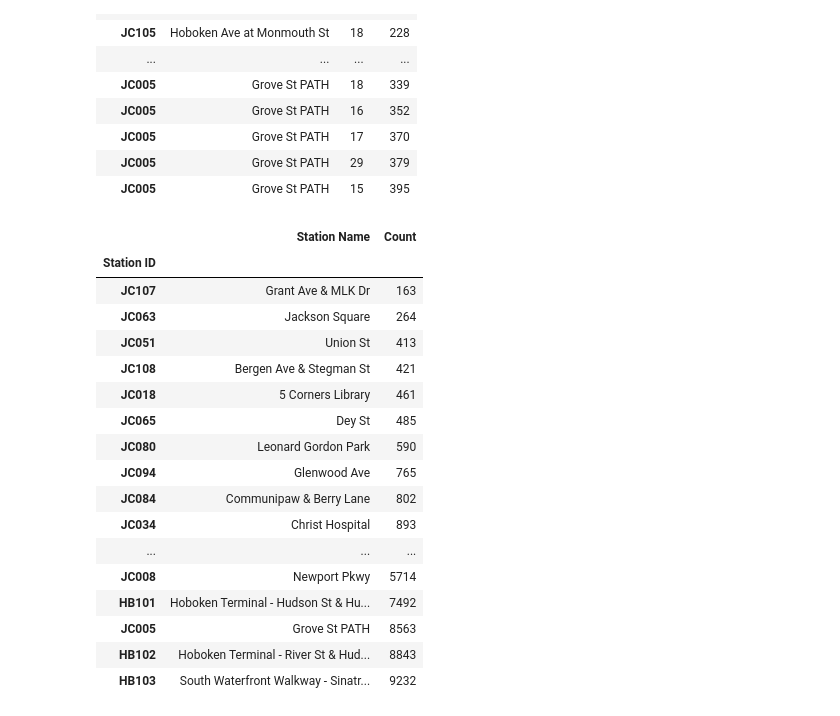
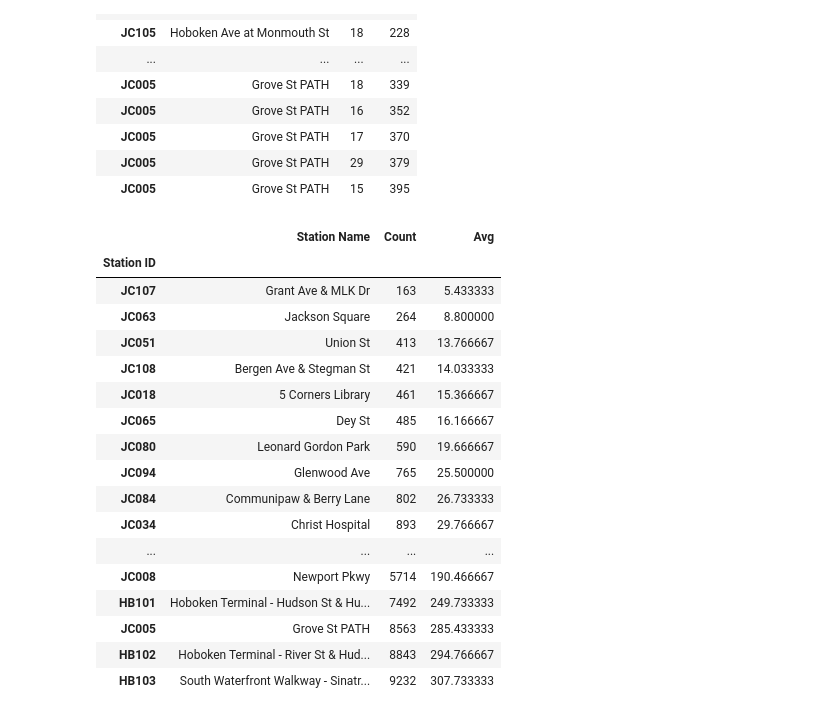
Before and after one commit to neighbor-ryan/ctbk.dev, a Jupyter notebook: station-counts.ipynb, the cells around one changed output. Cells and saved outputs as stored; diff of their text form; code cells hidden in the pictures.

Commit message:
checkpoint station-counts

```diff
--- a/station-counts.ipynb
+++ b/station-counts.ipynb
@@ -217,6 +282,3 @@ dockings
 | 97288 | JC051 | 14 | 4 | 1 | False |
 | 97289 | JC051 | 19 | 2 | 6 | False |
 6755022 rows × 5 columns
-# %%
-counts = dockings.groupby(['Station ID','Start','Day','Hour']).size().rename('Count')
-counts
@@ -278,13 +296,45 @@ Name: Station Name, Length: 1568, dtype: object
 # %%
-def station_counts(*keys, jc=None):
+from typing import Collection
+
+def station_counts(*keys, jc=None, weekdays=None, daily_avg=None):
     keys = list(keys)
-    counts = dockings.groupby(['Station ID'] + keys).size().rename('Count')
+    df = dockings
+    dts = dates
+    if weekdays is not None:
+        if weekdays is True:
+            df = df[df.Weekday < 5]
+            dts = week_dts
+        elif weekdays is False:
+            df = df[df.Weekday >= 5]
+            dts = wknd_dts
+        elif isinstance(weekdays, Collection):
+            weekdays = set(weekdays)
+            df = df[df.Weekday.apply(lambda wd: wd in weekdays)]
+            dts = dts[dts.weekday.apply(lambda wd: wd in weekdays)]
+        else:
+            raise ValueError(f'Unrecognized weekdays: {weekdays}')
+
+    counts = df.groupby(['Station ID'] + keys).size().rename('Count')
     counts = counts.reset_index().merge(stations, left_on='Station ID', right_index=True).sort_values('Count')
-    counts = counts.set_index('Station ID')[['Station Name'] + keys + ['Count']]
+    cols = ['Station Name'] + keys + ['Count']
+    if daily_avg is None:
+        if 'Day' in keys or 'Weekday' in keys:
+            daily_avg = False
+        else:
+            daily_avg = True
+    elif daily_avg:
+        if 'Day' in keys or 'Weekday' in keys:
+            raise ValueError("Can only compute daily averages if daily grouping is not applied")
+        counts['Avg'] = counts['Count'] / len(dts)
+        cols += ['Avg']
+
+    counts = counts.set_index('Station ID')[cols]
+
     if jc is True:
         counts = counts[counts.index.to_series().str.match('(?:JC|HB)')]
     elif js is False:
         counts = counts[~counts.index.to_series().str.match('(?:JC|HB)')]
+
     return counts
 # %%
 jcd = station_counts('Day', jc=True)
@@ -326,23 +376,24 @@ jcd[jcd.index.to_series().str.startswith('JC')].iloc[-50:]
 | JC005 | Grove St PATH | 29 | 379 |
 | JC005 | Grove St PATH | 15 | 395 |
 # %%
-station_counts(jc=True)
+sc_all = station_counts(jc=True)
+sc_all
 # %% [output]
-|  | Station Name | Count |
-| Station ID |  |  |
-| JC107 | Grant Ave & MLK Dr | 163 |
-| JC063 | Jackson Square | 264 |
-| JC051 | Union St | 413 |
-| JC108 | Bergen Ave & Stegman St | 421 |
-| JC018 | 5 Corners Library | 461 |
-| JC065 | Dey St | 485 |
-| JC080 | Leonard Gordon Park | 590 |
-| JC094 | Glenwood Ave | 765 |
-| JC084 | Communipaw & Berry Lane | 802 |
-| JC034 | Christ Hospital | 893 |
-| ... | ... | ... |
-| JC008 | Newport Pkwy | 5714 |
-| HB101 | Hoboken Terminal - Hudson St & Hu... | 7492 |
-| JC005 | Grove St PATH | 8563 |
-| HB102 | Hoboken Terminal - River St & Hud... | 8843 |
-| HB103 | South Waterfront Walkway - Sinatr... | 9232 |
+|  | Station Name | Count | Avg |
+| Station ID |  |  |  |
+| JC107 | Grant Ave & MLK Dr | 163 | 5.433333 |
+| JC063 | Jackson Square | 264 | 8.800000 |
+| JC051 | Union St | 413 | 13.766667 |
+| JC108 | Bergen Ave & Stegman St | 421 | 14.033333 |
+| JC018 | 5 Corners Library | 461 | 15.366667 |
+| JC065 | Dey St | 485 | 16.166667 |
+| JC080 | Leonard Gordon Park | 590 | 19.666667 |
+| JC094 | Glenwood Ave | 765 | 25.500000 |
+| JC084 | Communipaw & Berry Lane | 802 | 26.733333 |
+| JC034 | Christ Hospital | 893 | 29.766667 |
+| ... | ... | ... | ... |
+| JC008 | Newport Pkwy | 5714 | 190.466667 |
+| HB101 | Hoboken Terminal - Hudson St & Hu... | 7492 | 249.733333 |
+| JC005 | Grove St PATH | 8563 | 285.433333 |
+| HB102 | Hoboken Terminal - River St & Hud... | 8843 | 294.766667 |
+| HB103 | South Waterfront Walkway - Sinatr... | 9232 | 307.733333 |
```
Also changed, not shown: parts of 27 cells of this notebook.
